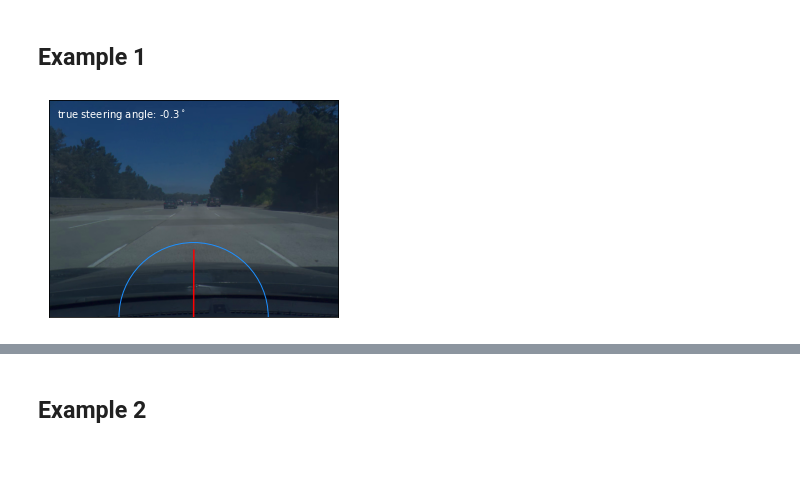
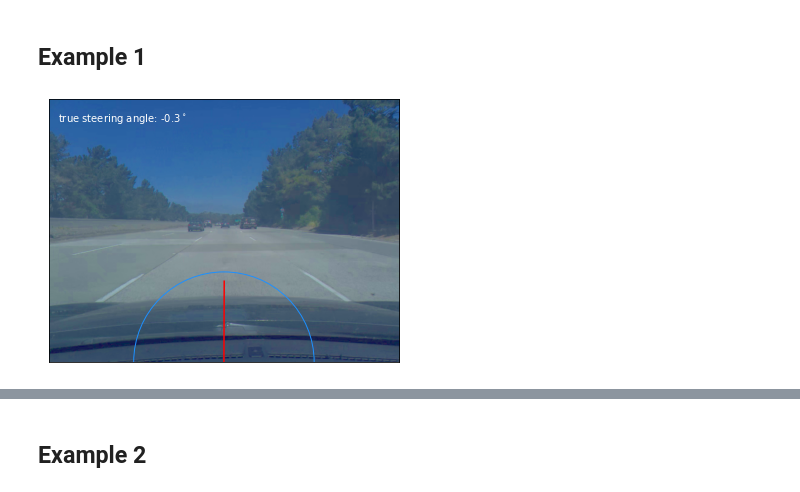
Before and after one commit to clarahoffmann/commaai, a Jupyter notebook: 02a_visualization/visualize_no_density.ipynb, the cells around one changed output, grey strips where cells are left out. Drawn from its saved outputs; the diff is of its cells as text; code cells hidden in the pictures; blank space fills up the shorter version.

```diff
--- a/02a_visualization/visualize_no_density.ipynb
+++ b/02a_visualization/visualize_no_density.ipynb
@@ -44,20 +44,21 @@ def change_brightness(img, value=30):
 # %%
 im = imageio.imread(str('../../data/commaai/train_bags_2/0/2_1079run1.png'))
 label = float(df.loc[df['filename'] == 'commaai/train_bags_2/0/2_1079run1.png', 'angle'])
 label = label
 figure, ax = plt.figure(), plt.gca()
 #circle1 = plt.Circle((0.2, 0.5), 0.5, color='r')
 #ax.add_patch(circle1)
 #plt.imshow(img)
-ax.imshow(change_brightness(im, value=15))
+ax.imshow(change_brightness(im, value = 70)) #change_brightness(, value=10))
 a_rad = label / 180. * np.pi + np.pi / 2
 c, r = (582,873), 300 #center, radius
 t = (c[0] + int(np.cos(a_rad) * r), c[1] - int(np.sin(a_rad) * r))
 plt.plot((c[0], t[0]), (c[1] , t[1] + 30), 'r', alpha = 1)
 plt.gca().add_artist(plt.Circle(c, r, edgecolor='dodgerblue', fill = 0))
 plt.text(c[0] - 550 , c[1] - 800, 'true steering angle: {:0.1f}$^\circ$'.format(label), color='w')
 ax.get_xaxis().set_visible(False)
 ax.get_yaxis().set_visible(False)
-figure.savefig('example_no_dens_1.pdf', format='pdf', dpi=900)
+plt.tight_layout()
+figure.savefig('image_road_angle.pdf', format='pdf', dpi=900)
 # %% [output]
-[figure, old version]
+[figure, new version]
```
Also changed, not shown: parts of 4 cells of this notebook, 14 other files.
